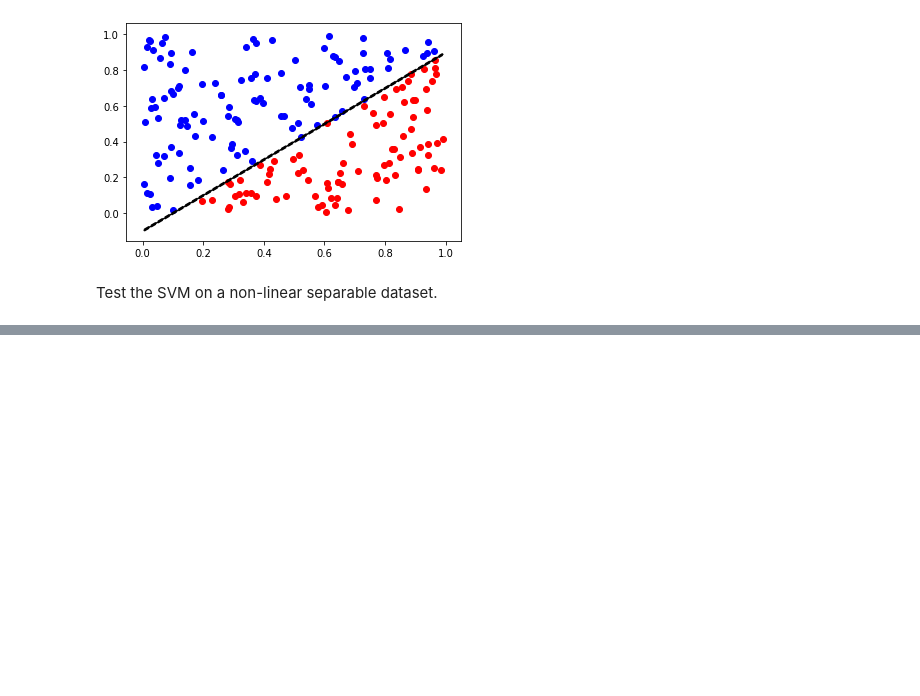
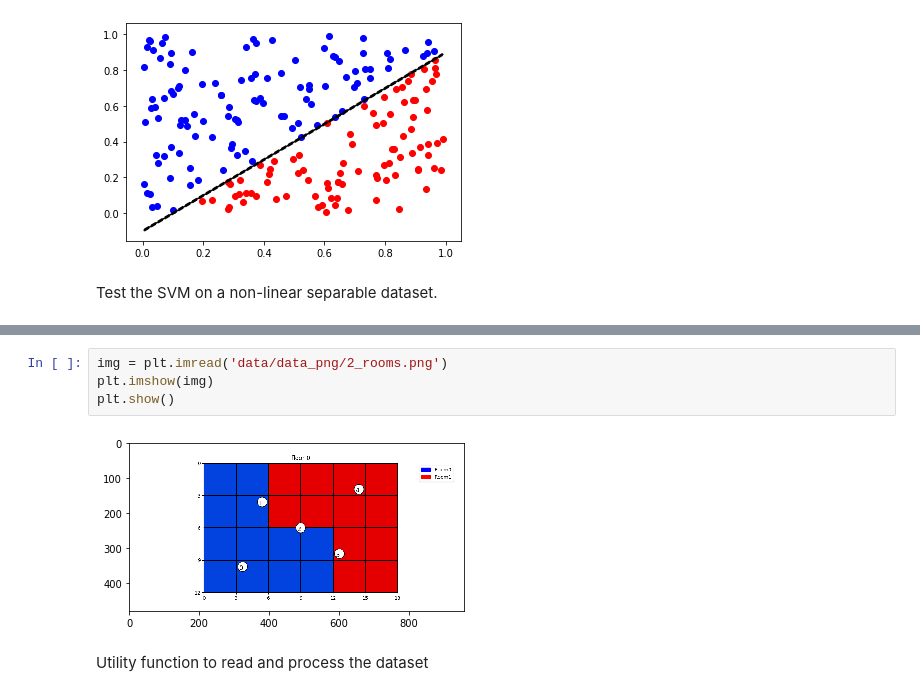
Before and after one commit to nihil21/custom-svm, a Jupyter notebook: custom-svm/svm_usecase.ipynb, the cells around one changed output, grey strips where cells are left out. Drawn from its saved outputs; the diff is of its cells as text; blank space fills up the shorter version.

```diff
--- a/custom-svm/svm_usecase.ipynb
+++ b/custom-svm/svm_usecase.ipynb
@@ -90,0 +93,8 @@ Accuracy: 52.00%
+# %%
+img = plt.imread('data/data_png/2_rooms.png')
+plt.imshow(img)
+plt.show()
+# %% [output]
+[figure, added]
+# %% [markdown]
+Utility function to read and process the dataset
```
Also changed, not shown: parts of 11 cells of this notebook, 3 other files.
